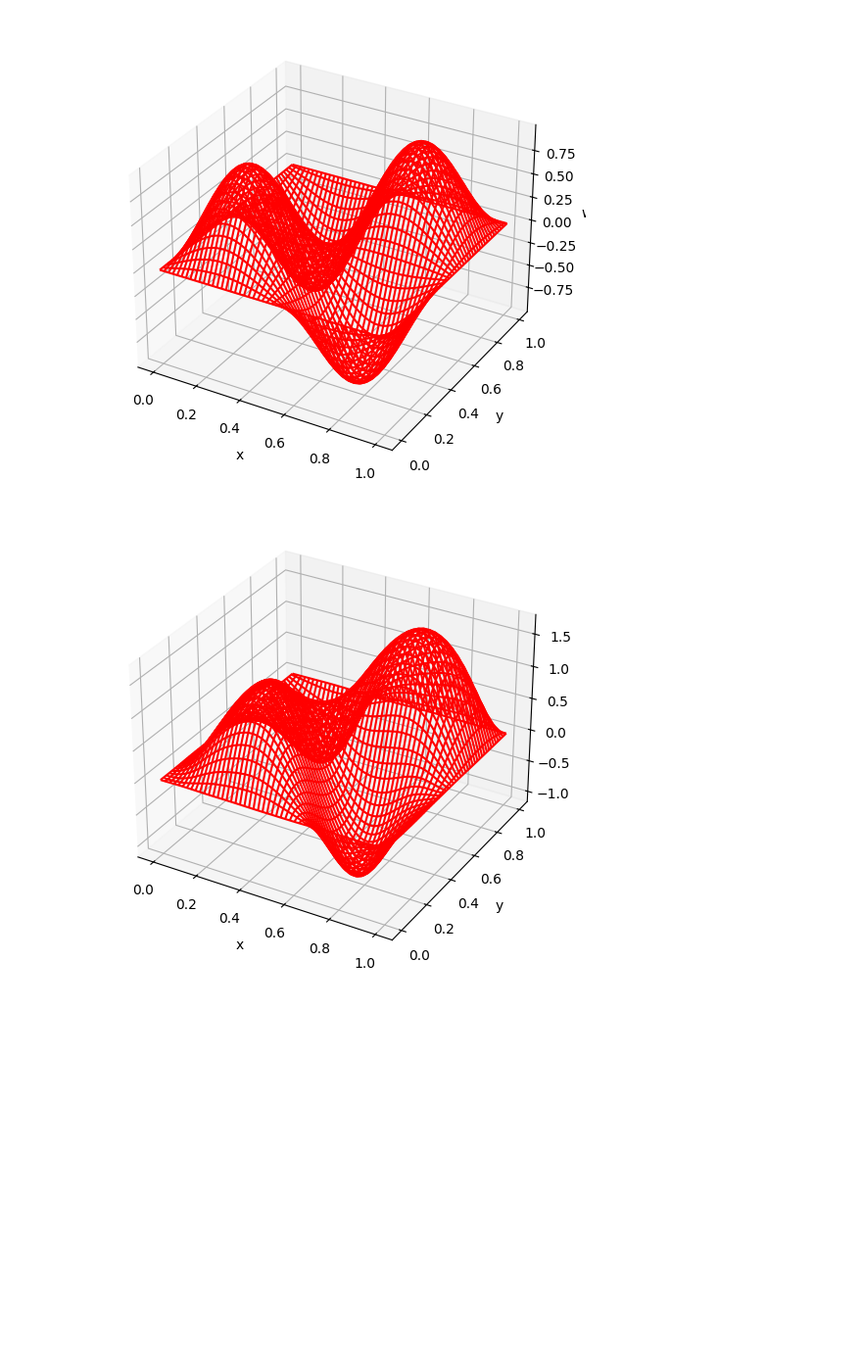
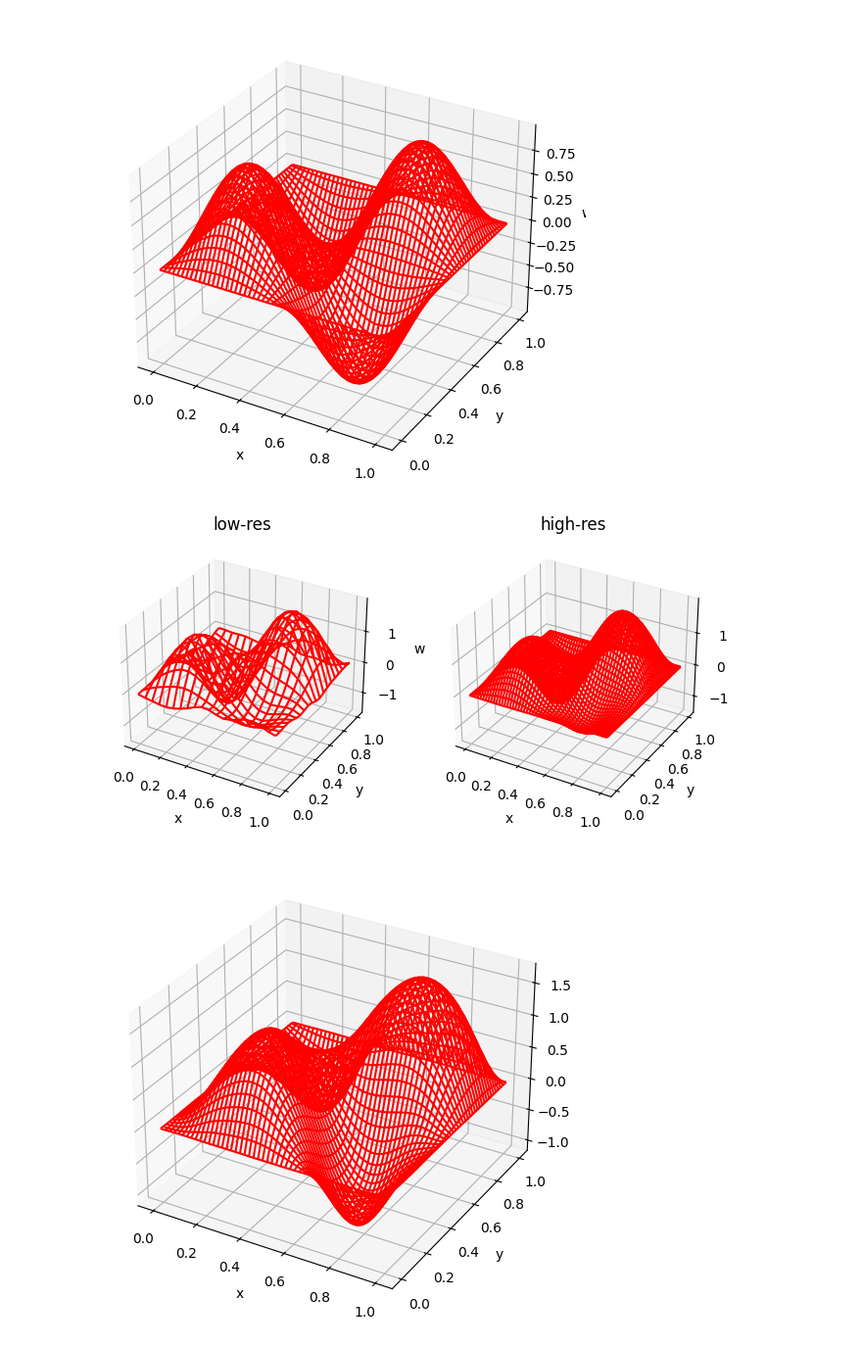
Before and after one commit to ypzpy/PDE-Super-resolution, a Jupyter notebook: check_data_generation.ipynb, the cells around one changed output. Shown at 98% size. Drawn from its saved outputs; the diff is of its cells as text; code cells hidden in the pictures; blank space fills up the shorter version.

```diff
--- a/check_data_generation.ipynb
+++ b/check_data_generation.ipynb
@@ -23,8 +27,11 @@ generate_u_high(500, GP_l, GP_sigma, N_low, N_high, "high_res_500.h5")
 ### Load high-res data
 # %%
 # Loading high-res label
-with h5py.File('data/high_res_500.h5', 'r') as hf:
-    data = hf['high_res_GP'][:]
+with h5py.File('high_res_1000.h5', 'r') as hf:
+    data = hf['high_res'][:]
+
+with h5py.File('low_res_1000.h5', 'r') as hf:
+    data2 = hf['low_res'][:]
 # %%
 N_low = 20
 N_high = 100
@@ -58,6 +65,25 @@ ax.set_zlabel('w')
 plt.show()
 # %% [output]
 [figure]
+# %%
+fig = plt.figure(figsize=(8,6))
+ax1 = fig.add_subplot(121, projection='3d')
+X, Y = np.meshgrid(x_low, y_low)
+ax1.plot_wireframe(X, Y, data2[0],color='r')
+ax1.set_xlabel('x')
+ax1.set_ylabel('y')
+ax1.set_zlabel('w')
+ax1.set_title('low-res')
+ax2 = fig.add_subplot(122, projection='3d')
+X, Y = np.meshgrid(x_high,y_high)
+ax2.plot_wireframe(X, Y, data[0],color='r')
+ax2.set_xlabel('x')
+ax2.set_ylabel('y')
+ax2.set_zlabel('w')
+ax2.set_title('high-res')
+plt.show()
+# %% [output]
+[figure, added]
 # %%
 fig = plt.figure(figsize=(8,6))
 ax = fig.add_subplot(111, projection='3d')
```
Also changed, not shown: parts of 2 cells of this notebook.
